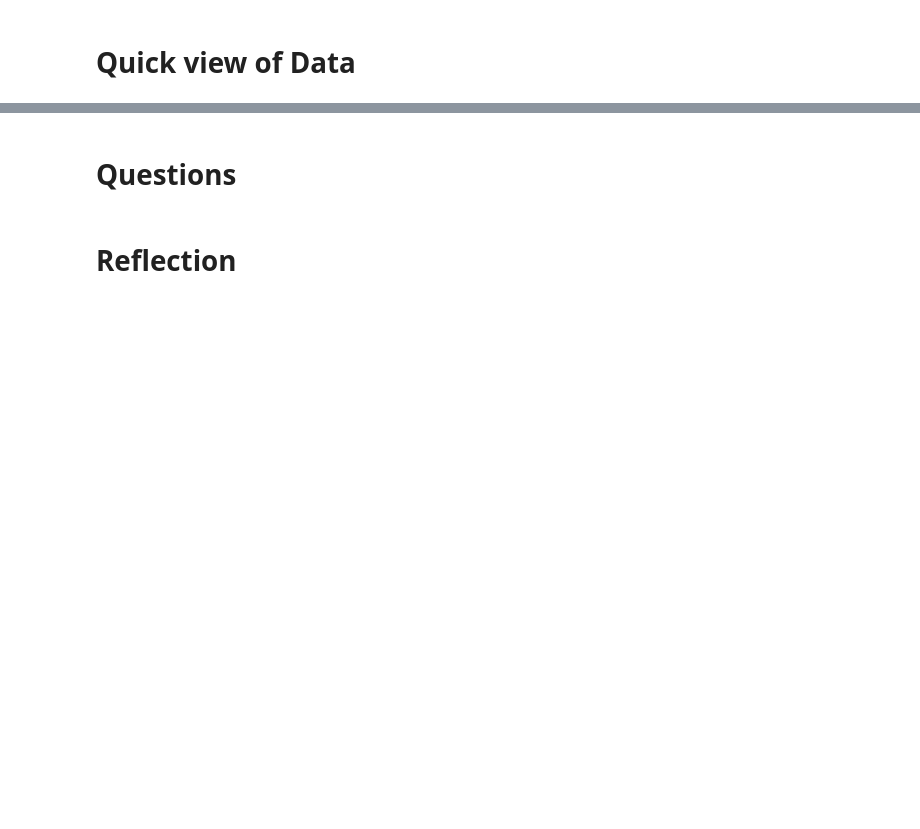
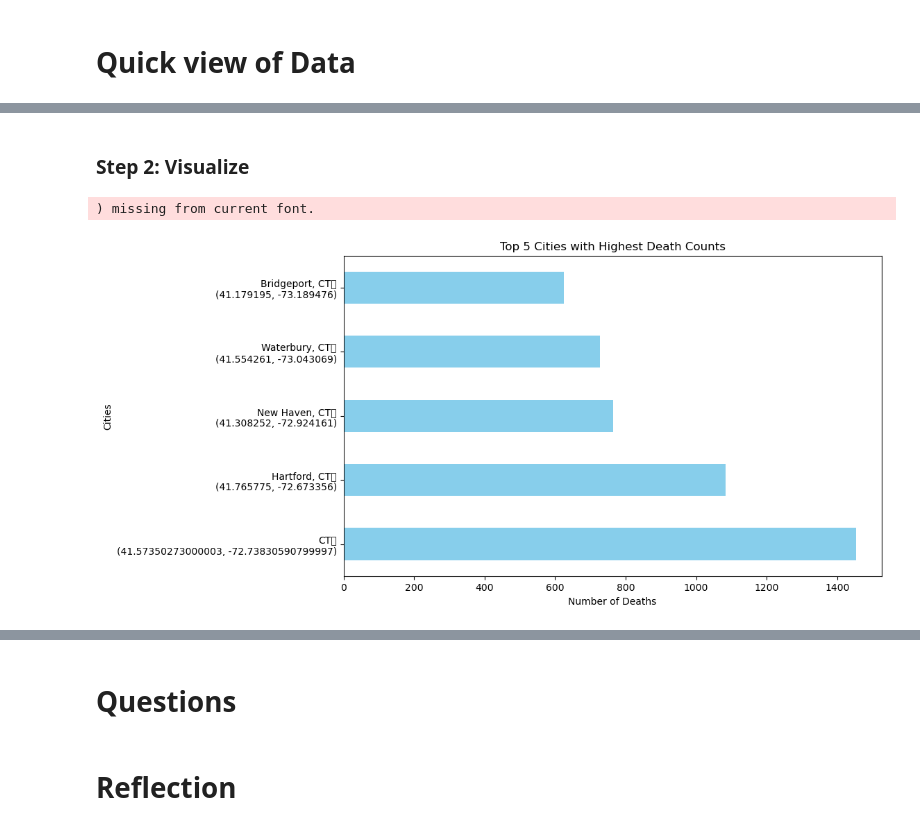
Before and after one commit to Lumine11/-Programming4DS---FinalProject, a Jupyter notebook: FinalProject.ipynb, the cells around one changed output, grey strips where cells are left out. Cells and saved outputs as stored; diff of their text form; code cells hidden in the pictures; blank space fills up the shorter version.

```diff
--- a/FinalProject.ipynb
+++ b/FinalProject.ipynb
@@ -570,0 +713,13 @@ Name: count, dtype: int64
+# %%
+# Sao lưu một bản sao của DataFrame gốc
+df_copy = DrugDeath_df.copy()
+
+# Nhóm theo thành phố và đếm số lượng tử vong tại mỗi thành phố
+death_count_by_city = df_copy['DeathCityGeo'].value_counts()
+
+# Chọn ra 5 thành phố có số ca tử vong cao nhất
+top_5_cities = death_count_by_city.head(5)
+
+# Hiển thị 5 thành phố có số ca tử vong cao nhất
+print("Top 5 Cities with Highest Death Counts:")
+print(top_5_cities)
@@ -570,0 +735,13 @@ Name: count, dtype: int64
+# %% [markdown]
+### Step 2: Visualize
+# %%
+# Vẽ biểu đồ cho 5 thành phố có số ca tử vong cao nhất
+plt.figure(figsize=(10, 6))
+top_5_cities.plot(kind='barh', color='skyblue')
+plt.title('Top 5 Cities with Highest Death Counts')
+plt.xlabel('Number of Deaths')
+plt.ylabel('Cities')
+plt.show()
+# %% [output]
+) missing from current font.
+[figure, added]
```
Also changed, not shown: parts of 37 cells of this notebook.
